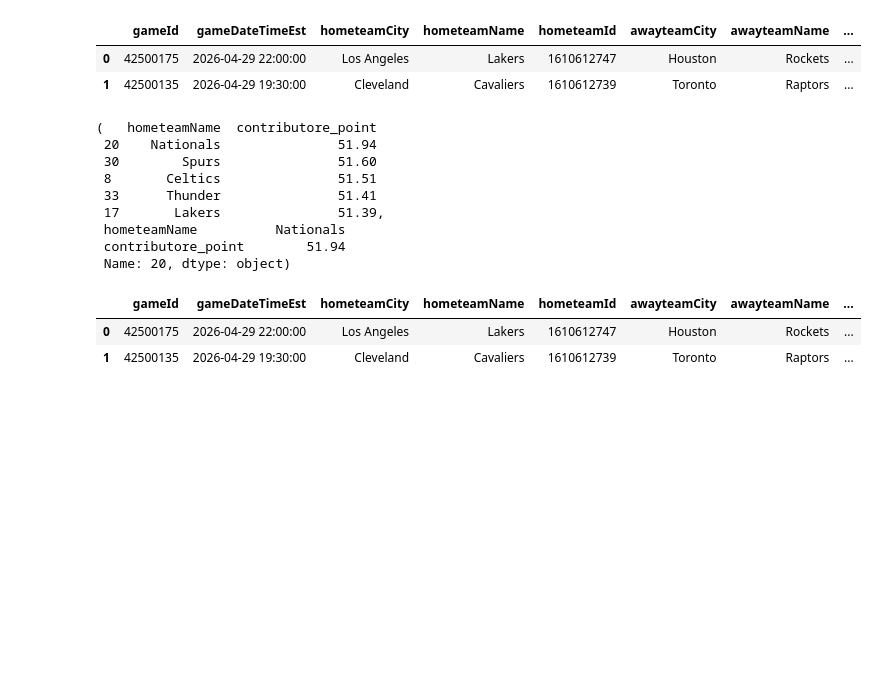
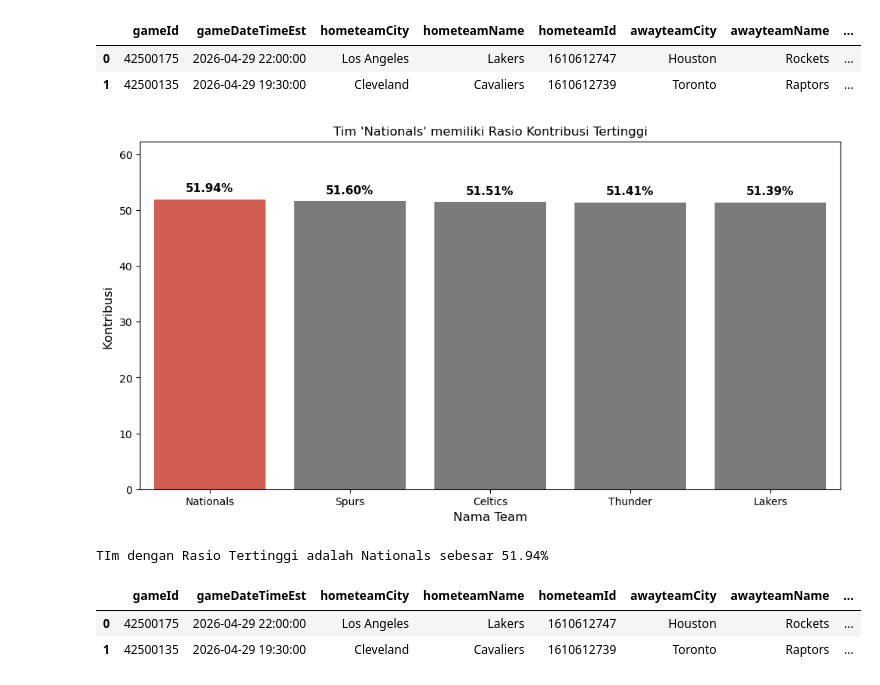
Before and after one commit to HafidzAfrieno/Project-Data-Analyst-Part-1, a Jupyter notebook: nba_player_analyst.ipynb, the cells around one changed output. Saved outputs shown, nothing was run; the diff lists cells and outputs as text; code cells hidden in the pictures; blank space fills up the shorter version.

```diff
--- a/nba_player_analyst.ipynb
+++ b/nba_player_analyst.ipynb
@@ -674,22 +674,32 @@ df.head(2)
 # %%
 #soal nomor 1
 # 1. Buat fitur baru yang menghitung persentase kontribusi poin tim tuan rumah terhadap total skor pertandingan (homeScore / (homeScore + awayScore)). Tim mana yang memiliki rasio kontribusi tertinggi saat bermain di kandang?
 data = df[['hometeamName','homeScore','awayScore']].copy()
 data['contributore_point'] = ((data['homeScore']/(data['homeScore']+data['awayScore']))*100).round(2)
 avg_team = data.groupby('hometeamName')['contributore_point'].mean().reset_index().sort_values(by='contributore_point',ascending=False).round(2).head(5)
 top_team = avg_team.loc[avg_team['contributore_point'].idxmax()]
+colors = ['#e74c3c' if (x == top_team.contributore_point) else "#7b7b7b" for x in avg_team['contributore_point']]
 
-avg_team,top_team
+plt.figure(figsize=(12, 6))
+ax = sns.barplot(data=avg_team, x='hometeamName', y='contributore_point', hue='hometeamName',palette=colors)
+for p in ax.patches:
+    height = p.get_height()
+    ax.annotate(f'{height:.2f}%',
+                xy=(p.get_x() + p.get_width() / 2, height),
+                xytext=(0, 5),  # Jarak 5 point ke atas
+                textcoords="offset points",
+                ha='center', va='bottom',
+                fontweight='bold', fontsize=11)
+plt.ylim(0, avg_team['contributore_point'].max() * 1.2)
+plt.title(f"Tim '{top_team.hometeamName}' memiliki Rasio Kontribusi Tertinggi")
+plt.xlabel('Nama Team', fontsize=12)
+plt.ylabel('Kontribusi ',fontsize=12)
+plt.show()
+
+print(f"TIm dengan Rasio Tertinggi adalah {top_team.hometeamName} sebesar {top_team.contributore_point}%")
 # %% [output]
+[figure, added]
-(   hometeamName  contributore_point
- 20    Nationals               51.94
- 30        Spurs               51.60
- 8       Celtics               51.51
- 33      Thunder               51.41
- 17       Lakers               51.39,
- hometeamName          Nationals
- contributore_point        51.94
- Name: 20, dtype: object)
+TIm dengan Rasio Tertinggi adalah Nationals sebesar 51.94%
 # %%
 df.head(2)
 # %% [output]
```
Also changed, not shown: parts of 4 cells of this notebook.
